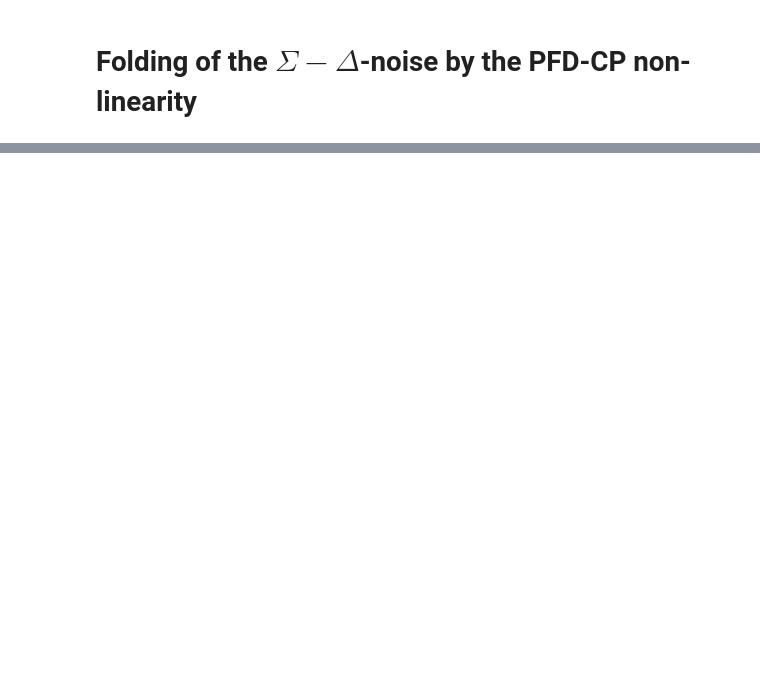
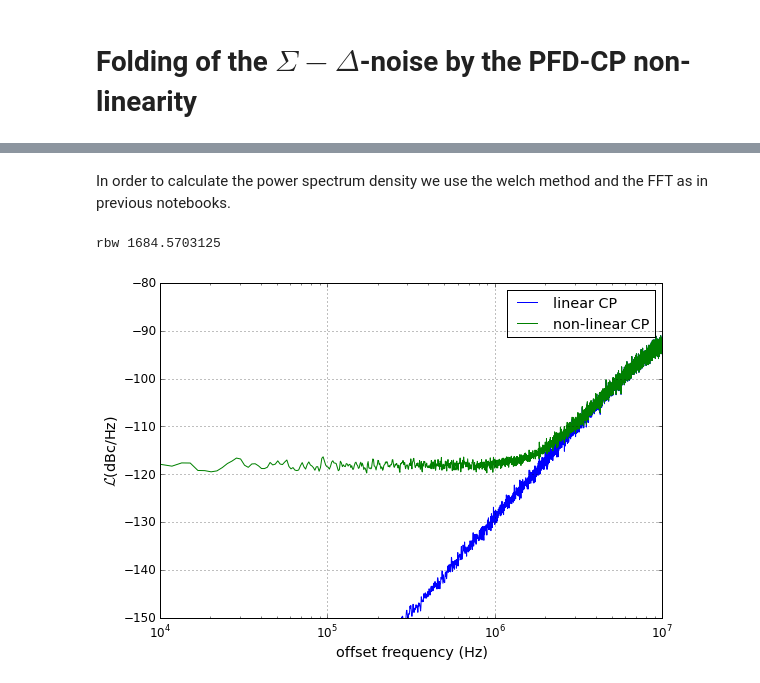
Before and after one commit to ivan33609/plldesigner, a Jupyter notebook: notebooks/Linearity.ipynb, the cells around one changed output, grey strips where cells are left out. Saved outputs shown, nothing was run; the diff lists cells and outputs as text; code cells hidden in the pictures; blank space fills up the shorter version.

Commit message:
first usable version of this notebook

```diff
--- a/notebooks/Linearity.ipynb
+++ b/notebooks/Linearity.ipynb
@@ -187,0 +153,33 @@ ax = plt.semilogx(f,10*log10(Sxx/2))
+# %% [markdown]
+In order to calculate the power spectrum density we use the welch method and the FFT as in previous notebooks.
+# %%
+# Calculate th spectrum
+nperseg = 2**14
+## The SSB power spectrum can be calculated using the welch algorithm
+f, Phi2_err = sig.welch(phi_err, fref, window='blackman',
+                        nperseg=nperseg)
+
+
+f, Phi2_err_nonlin = sig.welch(phi_err_nonlin, fref, window='blackman',
+                               nperseg=nperseg)
+
+rbw = fref/2/(len(f)-1)
+print('rbw {}'.format(rbw))
+ind = f<1e10
+
+# ploting
+def plt_pnoise(fm, Lfm, label=""):
+    '''Function to plot phase noise'''
+    ax = plt.semilogx(fm, Lfm, label = label)
+    plt.xlabel('offset frequency (Hz)')
+    plt.ylabel('$\mathcal{L}$(dBc/Hz)')
+    return ax
+
+plt_pnoise(f[ind],10*log10(Phi2_err[ind]/2), label='linear CP')
+plt_pnoise(f[ind],10*log10(Phi2_err_nonlin[ind]/2), label='non-linear CP')
+plt.xlim(1e4, 1e7)
+plt.ylim([-150, -80])
+leg = plt.legend(loc=0)
+# %% [output]
+rbw 1684.5703125
+[figure, added]
```
Also changed, not shown: parts of 39 cells of this notebook.
